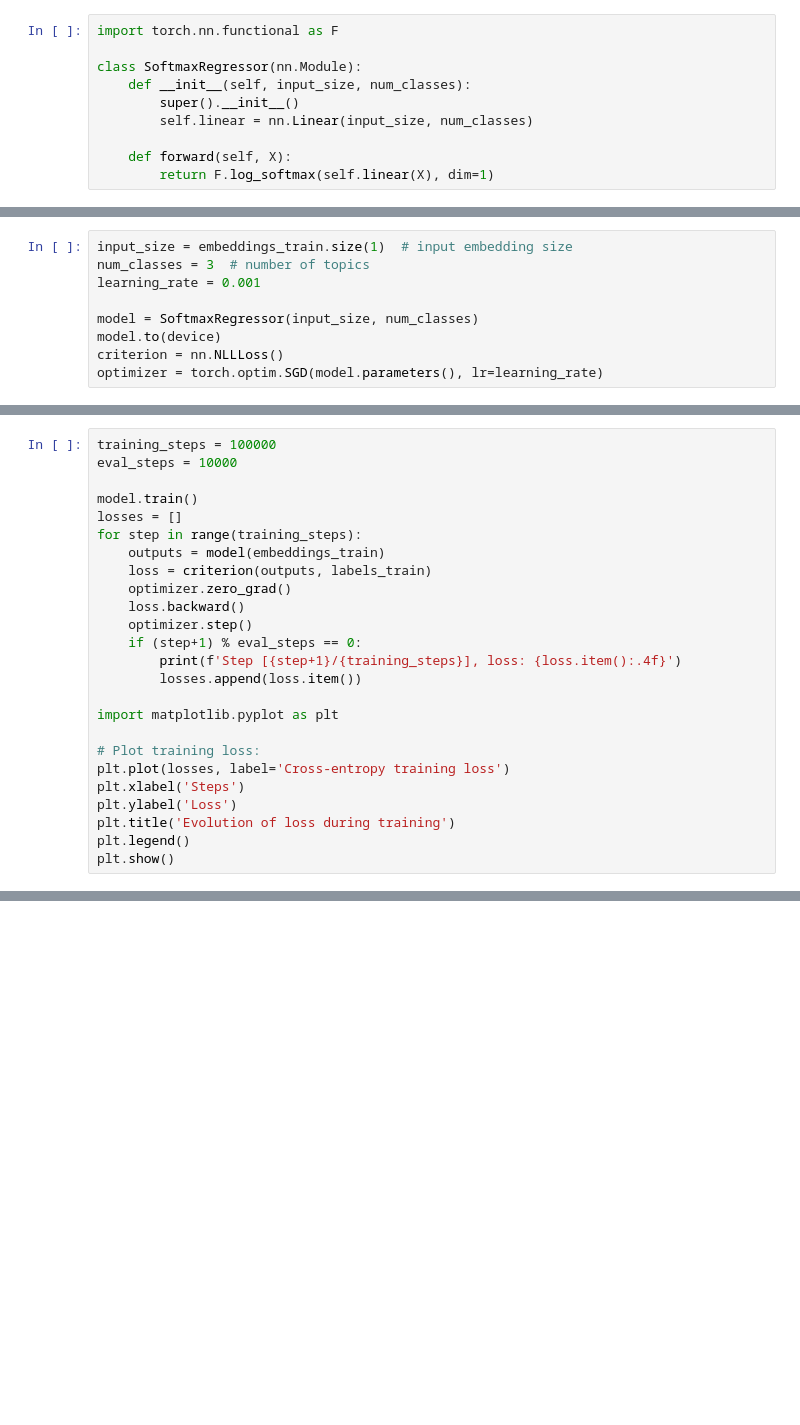
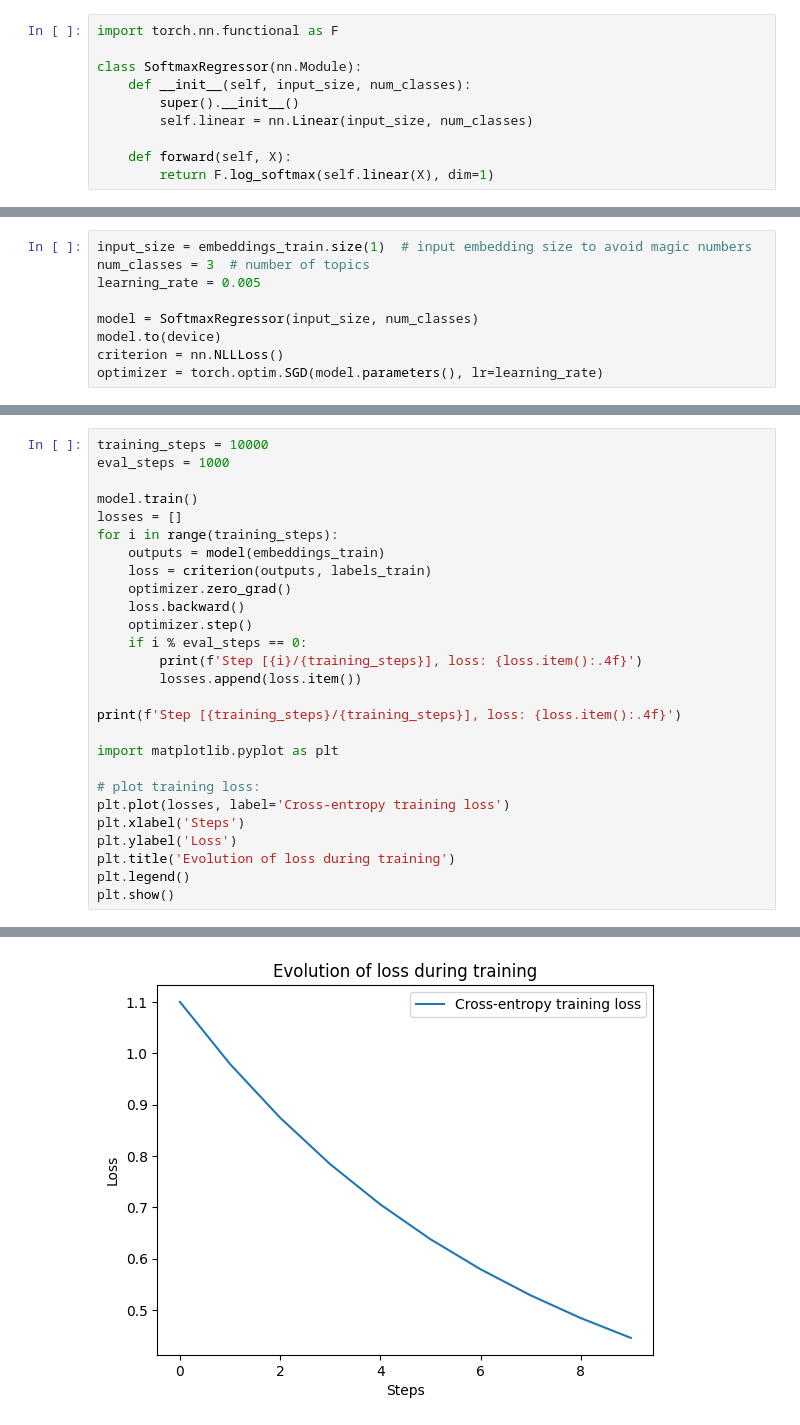
Before and after one commit to jaspock/me, a Jupyter notebook: docs/materials/transformers/assets/notebooks/softmax.ipynb, the cells around one changed output, grey strips where cells are left out. Cells and saved outputs as stored; diff of their text form; blank space fills up the shorter version.

```diff
--- a/docs/materials/transformers/assets/notebooks/softmax.ipynb
+++ b/docs/materials/transformers/assets/notebooks/softmax.ipynb
@@ -129,7 +154,7 @@ Documentation: [torch.nn.NLLLoss](https://pytorch.org/docs/stable/generated/torc
 # %%
-input_size = embeddings_train.size(1)  # input embedding size
+input_size = embeddings_train.size(1)  # input embedding size to avoid magic numbers
 num_classes = 3  # number of topics
-learning_rate = 0.001
+learning_rate = 0.005
 
 model = SoftmaxRegressor(input_size, num_classes)
 model.to(device)
@@ -154,25 +175,28 @@ Documentation: [torch.optim.Optimizer.zero_grad](https://pytorch.org/docs/stable
 # %%
-training_steps = 100000
-eval_steps = 10000
+training_steps = 10000
+eval_steps = 1000
 
 model.train()
 losses = []
-for step in range(training_steps):
+for i in range(training_steps):
     outputs = model(embeddings_train)
     loss = criterion(outputs, labels_train)
     optimizer.zero_grad()
     loss.backward()
     optimizer.step()
-    if (step+1) % eval_steps == 0:
-        print(f'Step [{step+1}/{training_steps}], loss: {loss.item():.4f}')
+    if i % eval_steps == 0:
+        print(f'Step [{i}/{training_steps}], loss: {loss.item():.4f}')
         losses.append(loss.item())
+
+print(f'Step [{training_steps}/{training_steps}], loss: {loss.item():.4f}')
 
 import matplotlib.pyplot as plt
 
-# Plot training loss:
+# plot training loss:
 plt.plot(losses, label='Cross-entropy training loss')
 plt.xlabel('Steps')
 plt.ylabel('Loss')
 plt.title('Evolution of loss during training')
 plt.legend()
 plt.show()
+# %% [output]
@@ -179,3 +214,4 @@ plt.show()
+[figure, added]
 # %% [markdown]
 ## Evaluation
 
```
Also changed, not shown: parts of 16 cells of this notebook, 6 other files.
